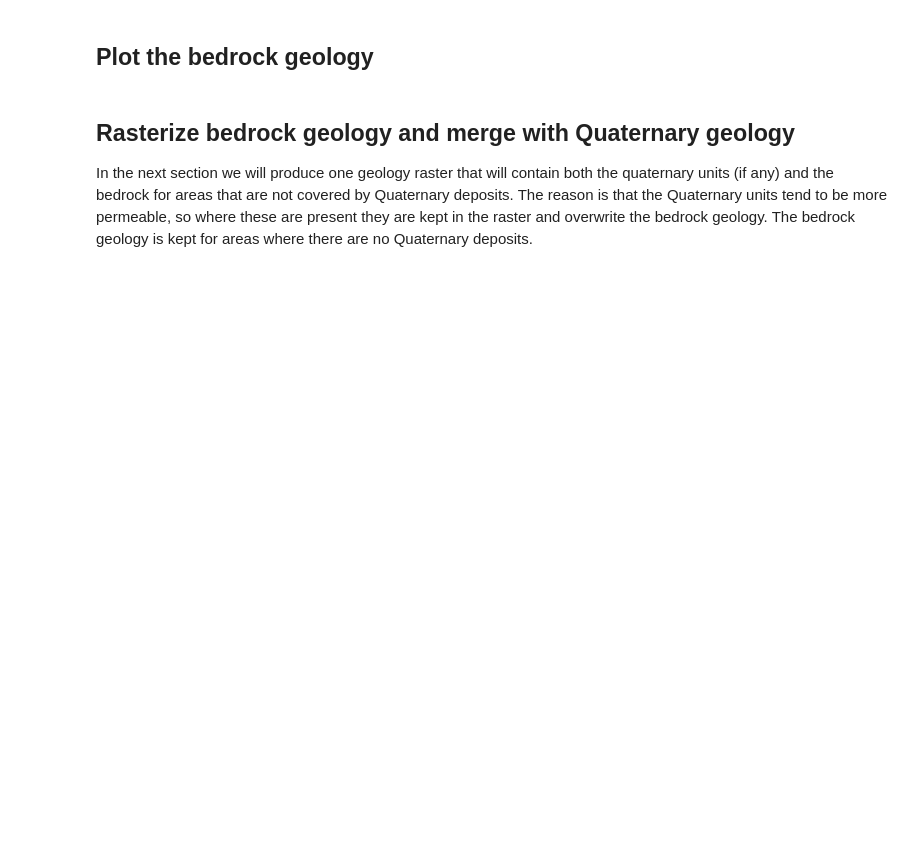
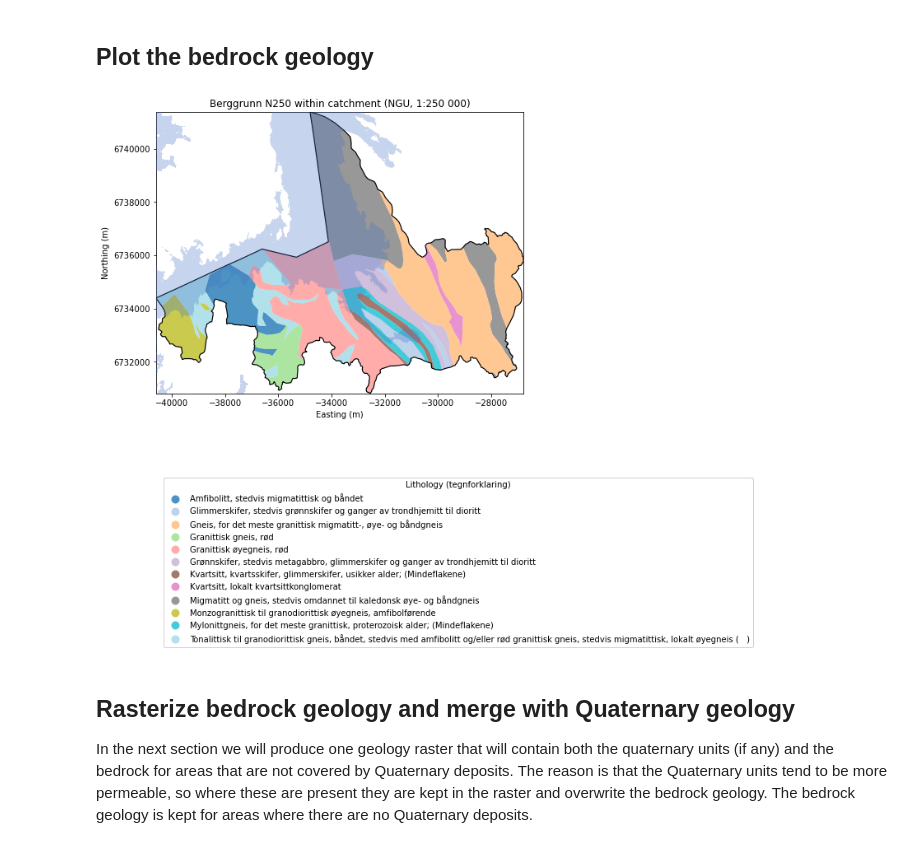
Before and after one commit to ElcoLuijendijk/GEOV212_hydrogeology_exercises, a Jupyter notebook: exercise_5a_model_data.ipynb, the cells around one changed output. Cells and saved outputs as stored; diff of their text form; code cells hidden in the pictures; blank space fills up the shorter version.

```diff
--- a/exercise_5a_model_data.ipynb
+++ b/exercise_5a_model_data.ipynb
@@ -1726,17 +1998,17 @@ set `TARGET_COUNTY` manually at the top of the code cell below.
 # %% [markdown]
 ## Download the bedrock geology
 # %%
-# Section 5b: Download Berggrunn N50 shapefile via NGU Atom feed
+# Section 5b: Download Berggrunn N250 shapefile via NGU Atom feed
 #
-# Source  : NGU Berggrunn N50 (1:50 000), open data (NLOD licence)
-# Atom feed : https://nedlasting.ngu.no/api/atom/a5c76d05-33bd-4a1d-b28b-81575092e468
+# Source  : NGU Berggrunn N250 (1:250 000), open data (NLOD licence)
+# Atom feed : https://nedlasting.ngu.no/api/atom/7c39be66-77b6-4b74-b58d-53b6bee90067
 # Strategy : national (Landsdekkende) file or per-county SHAPE · EPSG:25833
 
 import os, glob, zipfile, tempfile, xml.etree.ElementTree as ET
 import urllib.request
 import pandas as pd
 
-ATOM_URL      = "https://nedlasting.ngu.no/api/atom/a5c76d05-33bd-4a1d-b28b-81575092e468"
+ATOM_URL      = "https://nedlasting.ngu.no/api/atom/7c39be66-77b6-4b74-b58d-53b6bee90067"
 
 # ── Download strategy ─────────────────────────────────────────────────────────
 # USE_NATIONAL = True  → download the single national SHAPE file (recommended;
@@ -1891,7 +2163,7 @@ bedrock_type_col = None
 
 try:
     # 1. Resolve download URL(s) ──────────────────────────────────────────────────
-    print("Fetching Berggrunn N50 Atom feed …")
+    print("Fetching Berggrunn N250 Atom feed …")
 
     if USE_NATIONAL:
         print("  Strategy : national (Landsdekkende) file")
@@ -2040,14 +2312,14 @@ try:
 
     area_km2  = bedrock_gdf.geometry.area.sum() / 1e6
     catch_km2 = catch_geom.area / 1e6
-    print(f"\nBerggrunn N50 loaded:")
+    print(f"\nBerggrunn N250 loaded:")
     print(f"  {len(bedrock_gdf)} polygon(s) within catchment")
     print(f"  Total area : {area_km2:.2f} km²  ({100 * area_km2 / catch_km2:.0f}% of catchment)")
     print(f"  Lithology units : {bedrock_gdf[BEDROCK_TYPE_COL].nunique()} distinct types")
 
 except Exception as exc:
     import traceback
-    print(f"\nBerggrunn N50 download/load failed: {exc}")
+    print(f"\nBerggrunn N250 download/load failed: {exc}")
     traceback.print_exc()
     print("\nFalling back to quaternary-complement approach …")
 
@@ -2085,11 +2374,0 @@ except Exception as exc:
-# %%
-fig, ax = plt.subplots(figsize=(10, 10))
-raw_gdf.plot(ax=ax, alpha=0.5, edgecolor="k", linewidth=0.5)
-for g in raw_gdf["geometry"]:
-    if g is not None and not g.is_empty:
-        poly = g
-        x, y = poly.exterior.xy
-        ax.fill(x, y, alpha=0.5, fc="lightblue", ec="black")
-        #ax.add_patch(mpatches.PolygonPatch(g, facecolor="none", edgecolor="red", linewidth=0.5))
-catchment_gdf.plot(ax=ax, color="black", linewidth=1)
-#_limit_axes_to_catchment(ax)
@@ -2098,31 +2375,33 @@ raw_gdf
 # %% [markdown]
 ## Plot the bedrock geology
 # %%
-# ─── Plot: Berggrunn N50 lithology ────────────────────────────────────────────
+# ─── Plot: Berggrunn N250 lithology ────────────────────────────────────────────
 if bedrock_gdf is not None and bedrock_type_col is not None:
     _bed_types = sorted(bedrock_gdf[bedrock_type_col].dropna().unique())
     n_bed      = len(_bed_types)
     _cmap_bed  = plt.cm.get_cmap("tab20", n_bed)
 
     _lgd_kwds = {"title": "Lithology (tegnforklaring)", "framealpha": 0.9}
     if n_bed > 3:
         _lgd_kwds.update({"bbox_to_anchor": (0.02, -0.3), "loc": "upper left",
                            "borderaxespad": 0})
     else:
         _lgd_kwds["loc"] = "best"
 
     fig, ax = plt.subplots(figsize=(8, 15))
     _plot_sea_polygon(ax, alpha=0.30)
     catchment_gdf.to_crs(CRS).boundary.plot(ax=ax, color="black", linewidth=1.2)
     bedrock_gdf.plot(column=bedrock_type_col, ax=ax, alpha=0.8,
                      cmap=_cmap_bed, legend=True, legend_kwds=_lgd_kwds)
-    ax.set_title("Berggrunn N50 within catchment (NGU, 1:50 000)")
+    ax.set_title("Berggrunn N250 within catchment (NGU, 1:250 000)")
     ax.set_xlabel("Easting (m)")
     ax.set_ylabel("Northing (m)")
     ax.ticklabel_format(style="plain", axis="both")
     _limit_axes_to_catchment(ax)
     #plt.tight_layout()
     plt.show()
+# %% [output]
+[figure, added]
 # %% [markdown]
 ## Rasterize bedrock geology and merge with Quaternary geology
 
```
Also changed, not shown: parts of 37 cells of this notebook.
